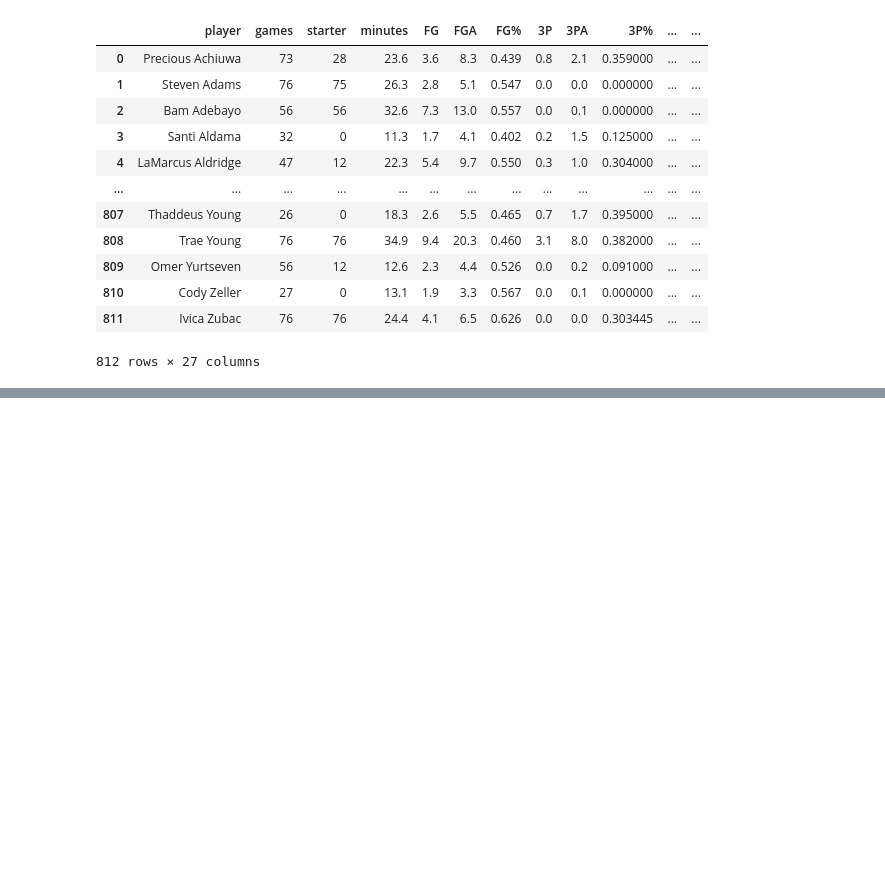
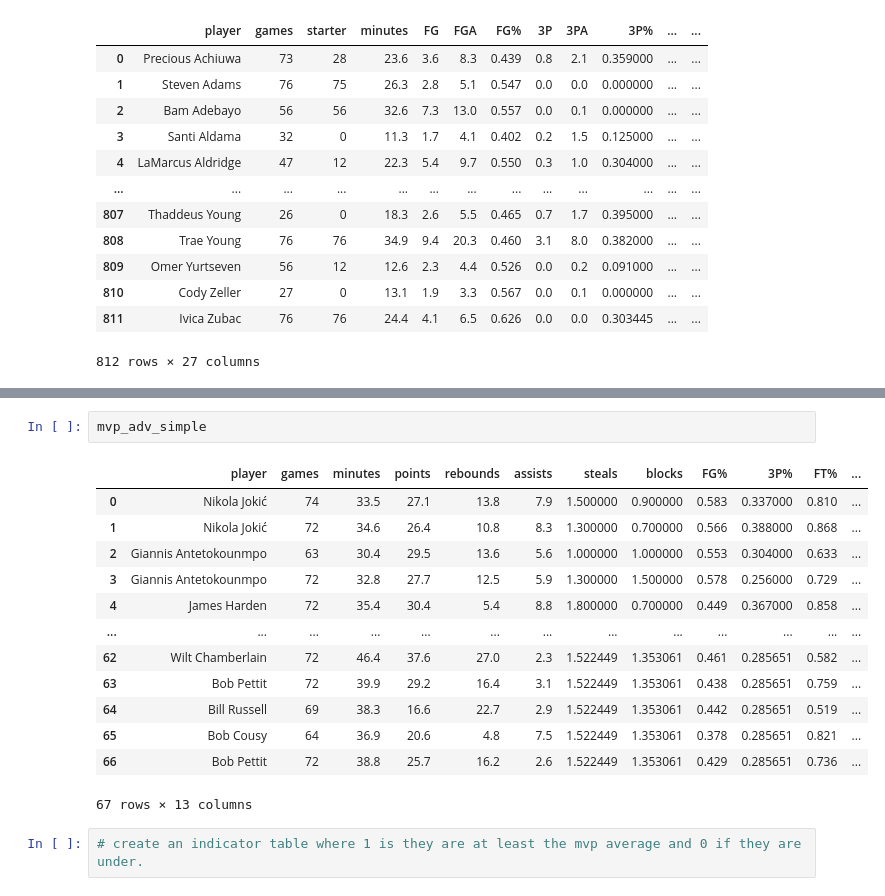
Before and after one commit to danieltsan/nba_mvp_predictor, a Jupyter notebook: notebooks_mvp_23_predictor.ipynb, the cells around one changed output, grey strips where cells are left out. Drawn from its saved outputs; the diff is of its cells as text; blank space fills up the shorter version.

```diff
--- a/notebooks_mvp_23_predictor.ipynb
+++ b/notebooks_mvp_23_predictor.ipynb
@@ -204,0 +246,18 @@ s_22_simple
+# %%
+mvp_adv_simple
+# %% [output]
+|  | player | games | minutes | points | rebounds | assists | steals | blocks | FG% | 3P% | FT% | ... |
+| 0 | Nikola Jokić | 74 | 33.5 | 27.1 | 13.8 | 7.9 | 1.500000 | 0.900000 | 0.583 | 0.337000 | 0.810 | ... |
+| 1 | Nikola Jokić | 72 | 34.6 | 26.4 | 10.8 | 8.3 | 1.300000 | 0.700000 | 0.566 | 0.388000 | 0.868 | ... |
+| 2 | Giannis Antetokounmpo | 63 | 30.4 | 29.5 | 13.6 | 5.6 | 1.000000 | 1.000000 | 0.553 | 0.304000 | 0.633 | ... |
+| 3 | Giannis Antetokounmpo | 72 | 32.8 | 27.7 | 12.5 | 5.9 | 1.300000 | 1.500000 | 0.578 | 0.256000 | 0.729 | ... |
+| 4 | James Harden | 72 | 35.4 | 30.4 | 5.4 | 8.8 | 1.800000 | 0.700000 | 0.449 | 0.367000 | 0.858 | ... |
+| ... | ... | ... | ... | ... | ... | ... | ... | ... | ... | ... | ... | ... |
+| 62 | Wilt Chamberlain | 72 | 46.4 | 37.6 | 27.0 | 2.3 | 1.522449 | 1.353061 | 0.461 | 0.285651 | 0.582 | ... |
+| 63 | Bob Pettit | 72 | 39.9 | 29.2 | 16.4 | 3.1 | 1.522449 | 1.353061 | 0.438 | 0.285651 | 0.759 | ... |
+| 64 | Bill Russell | 69 | 38.3 | 16.6 | 22.7 | 2.9 | 1.522449 | 1.353061 | 0.442 | 0.285651 | 0.519 | ... |
+| 65 | Bob Cousy | 64 | 36.9 | 20.6 | 4.8 | 7.5 | 1.522449 | 1.353061 | 0.378 | 0.285651 | 0.821 | ... |
+| 66 | Bob Pettit | 72 | 38.8 | 25.7 | 16.2 | 2.6 | 1.522449 | 1.353061 | 0.429 | 0.285651 | 0.736 | ... |
+67 rows × 13 columns
+# %%
+# create an indicator table where 1 is they are at least the mvp average and 0 if they are under.
```
Also changed, not shown: parts of 7 cells of this notebook.
